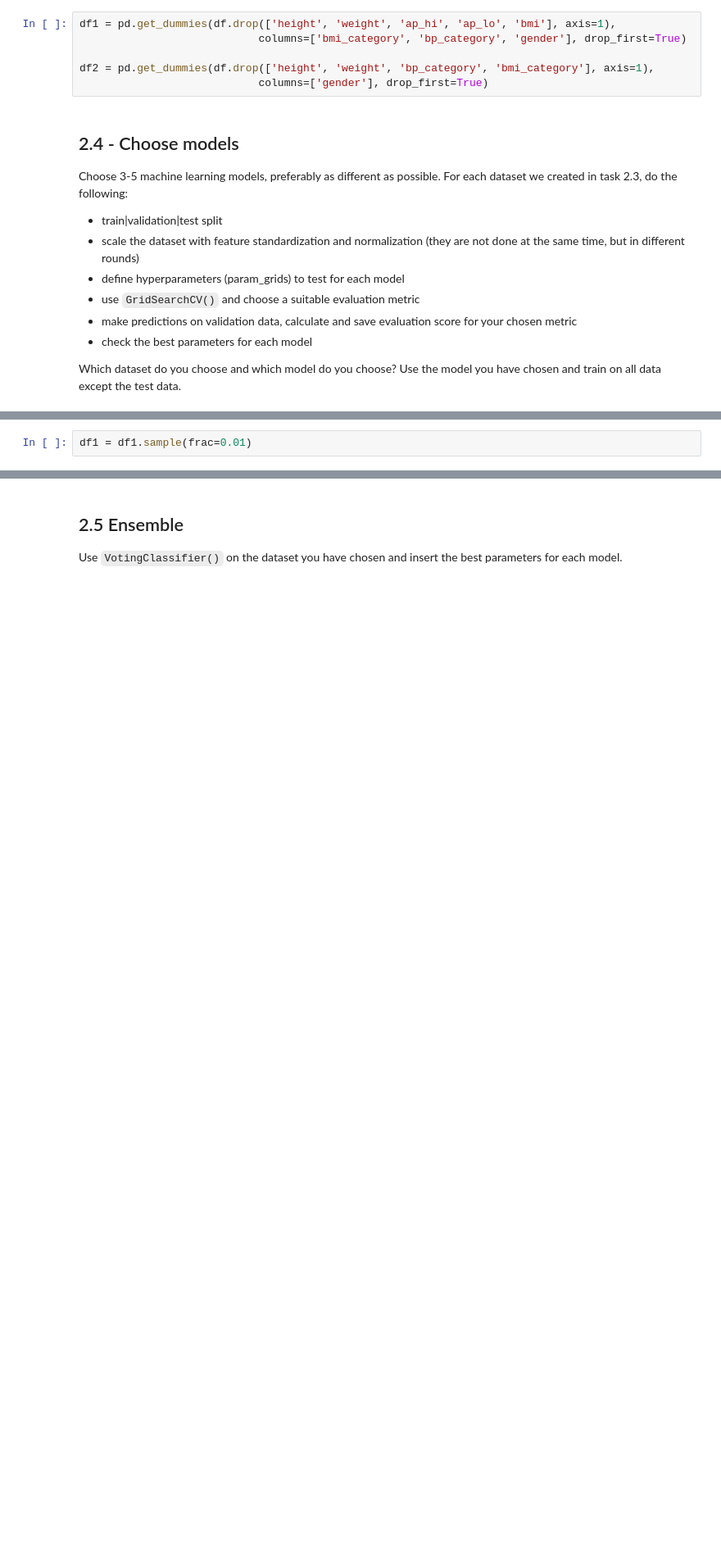
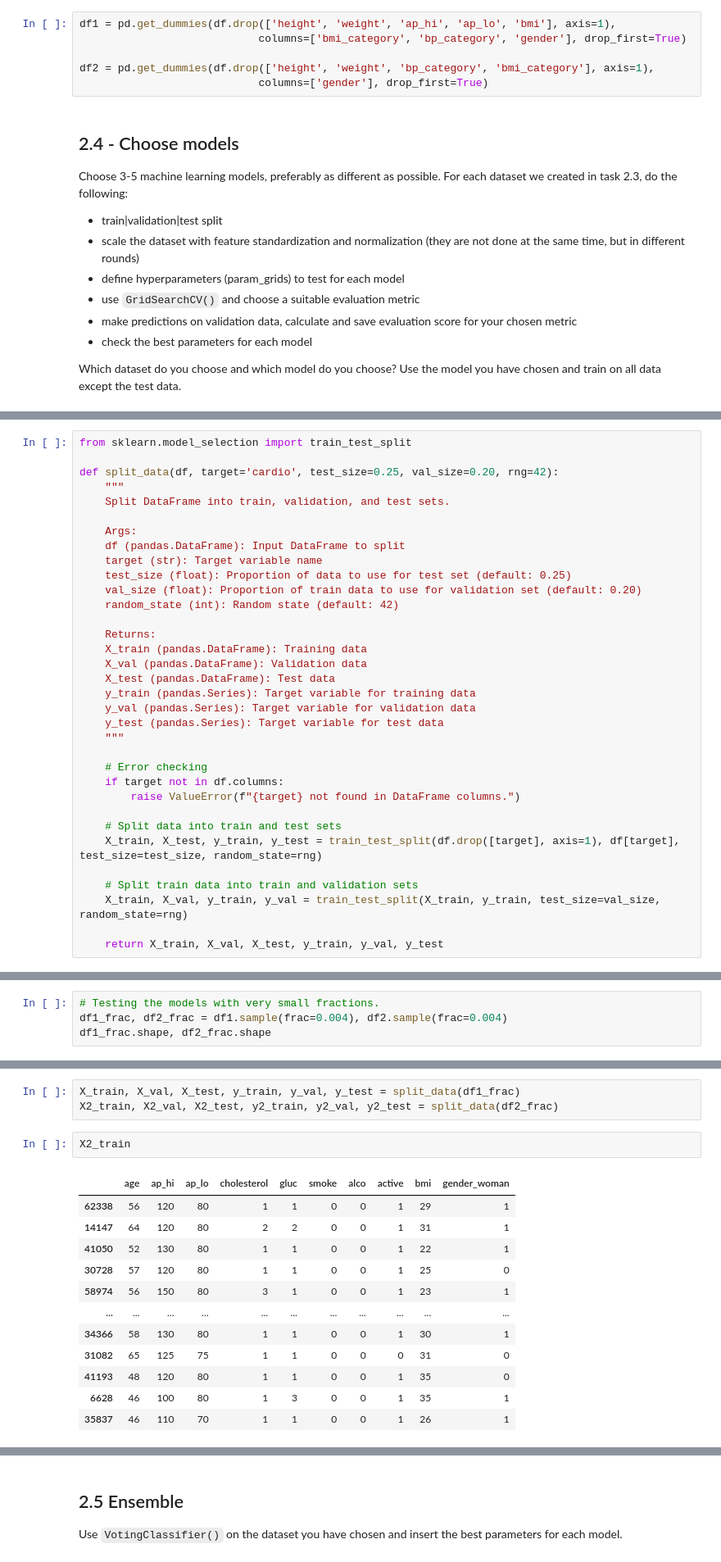
Before and after one commit to wlinds/ITHS-AI22-ML, a Jupyter notebook: Labb/disease-prediction.ipynb, the cells around one changed output, grey strips where cells are left out. Shown at 82% size. Saved outputs shown, nothing was run; the diff lists cells and outputs as text; blank space fills up the shorter version.

```diff
--- a/Labb/disease-prediction.ipynb
+++ b/Labb/disease-prediction.ipynb
@@ -726,2 +767,0 @@ df2.shape
-# %%
-df1 = df1.sample(frac=0.01)
@@ -728 +770,35 @@ df1 = df1.sample(frac=0.01)
+# %%
+from sklearn.model_selection import train_test_split
+
+def split_data(df, target='cardio', test_size=0.25, val_size=0.20, rng=42):
+    """
+    Split DataFrame into train, validation, and test sets.
+
+    Args:
+    df (pandas.DataFrame): Input DataFrame to split
+    target (str): Target variable name
+    test_size (float): Proportion of data to use for test set (default: 0.25)
+    val_size (float): Proportion of train data to use for validation set (default: 0.20)
+    random_state (int): Random state (default: 42)
+
+    Returns:
+    X_train (pandas.DataFrame): Training data
+    X_val (pandas.DataFrame): Validation data
+    X_test (pandas.DataFrame): Test data
+    y_train (pandas.Series): Target variable for training data
+    y_val (pandas.Series): Target variable for validation data
+    y_test (pandas.Series): Target variable for test data
+    """
+
+    # Error checking
+    if target not in df.columns:
+        raise ValueError(f"{target} not found in DataFrame columns.")
+
+    # Split data into train and test sets
+    X_train, X_test, y_train, y_test = train_test_split(df.drop([target], axis=1), df[target], test_size=test_size, random_state=rng)
+
+    # Split train data into train and validation sets
+    X_train, X_val, y_train, y_val = train_test_split(X_train, y_train, test_size=val_size, random_state=rng)
+
+    return X_train, X_val, X_test, y_train, y_val, y_test
 # %%
@@ -751,0 +808,4 @@ Cons: nah man
+# %%
+# Testing the models with very small fractions.
+df1_frac, df2_frac = df1.sample(frac=0.004), df2.sample(frac=0.004)
+df1_frac.shape, df2_frac.shape
@@ -751,0 +814,18 @@ Cons: nah man
+# %%
+X_train, X_val, X_test, y_train, y_val, y_test = split_data(df1_frac)
+X2_train, X2_val, X2_test, y2_train, y2_val, y2_test = split_data(df2_frac)
+# %%
+X2_train
+# %% [output]
+|  | age | ap_hi | ap_lo | cholesterol | gluc | smoke | alco | active | bmi | gender_woman |
+| 62338 | 56 | 120 | 80 | 1 | 1 | 0 | 0 | 1 | 29 | 1 |
+| 14147 | 64 | 120 | 80 | 2 | 2 | 0 | 0 | 1 | 31 | 1 |
+| 41050 | 52 | 130 | 80 | 1 | 1 | 0 | 0 | 1 | 22 | 1 |
+| 30728 | 57 | 120 | 80 | 1 | 1 | 0 | 0 | 1 | 25 | 0 |
+| 58974 | 56 | 150 | 80 | 3 | 1 | 0 | 0 | 1 | 23 | 1 |
+| ... | ... | ... | ... | ... | ... | ... | ... | ... | ... | ... |
+| 34366 | 58 | 130 | 80 | 1 | 1 | 0 | 0 | 1 | 30 | 1 |
+| 31082 | 65 | 125 | 75 | 1 | 1 | 0 | 0 | 0 | 31 | 0 |
+| 41193 | 48 | 120 | 80 | 1 | 1 | 0 | 0 | 1 | 35 | 0 |
+| 6628 | 46 | 100 | 80 | 1 | 3 | 0 | 0 | 1 | 35 | 1 |
+| 35837 | 46 | 110 | 70 | 1 | 1 | 0 | 0 | 1 | 26 | 1 |
```
Also changed, not shown: parts of 64 cells of this notebook.
